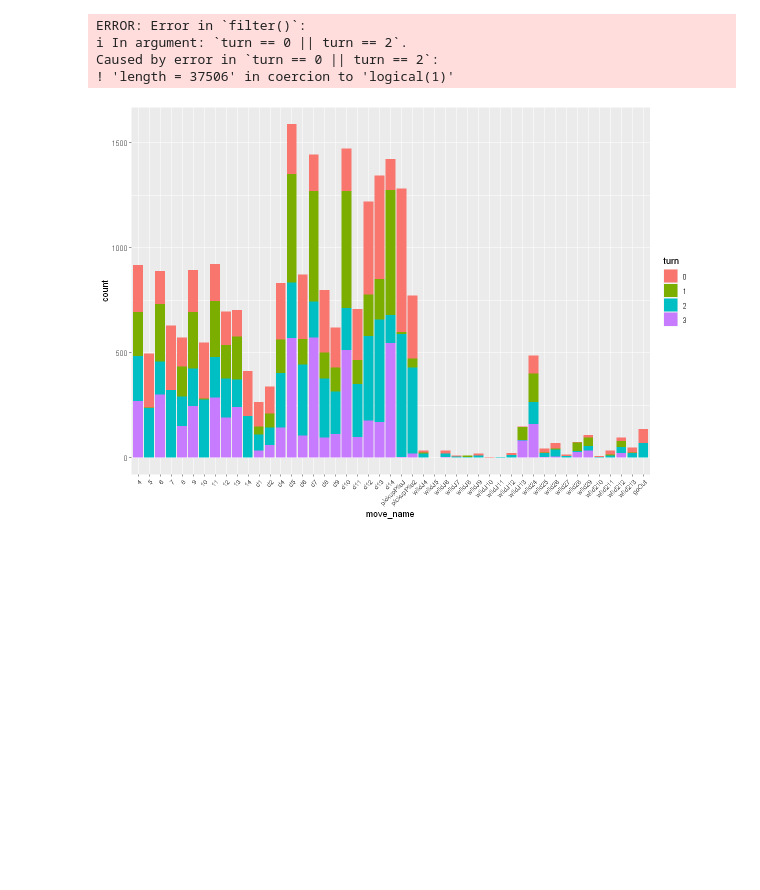
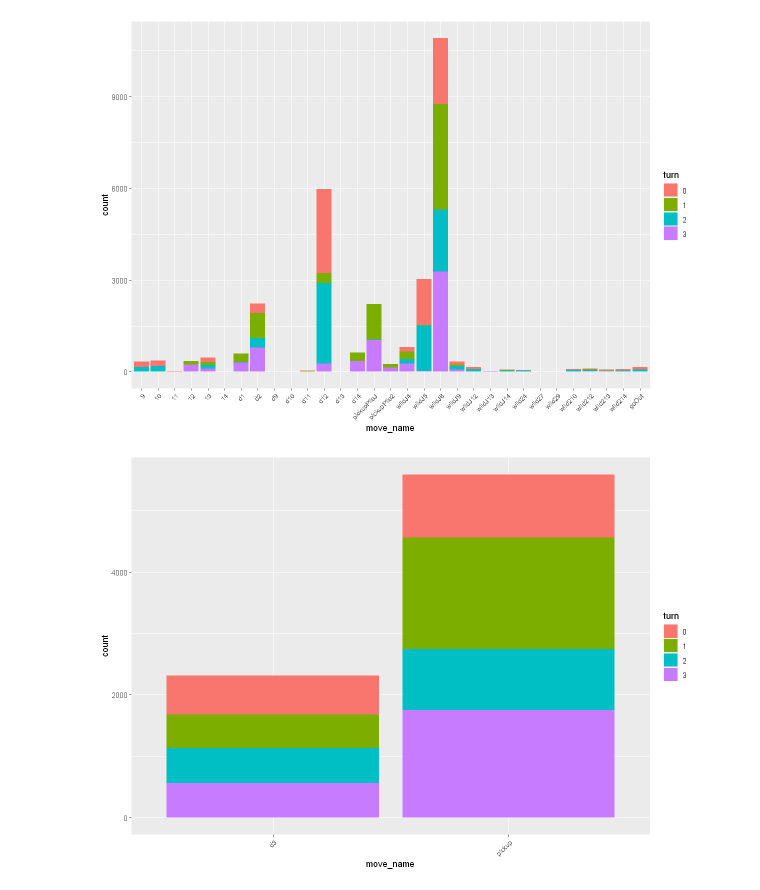
Before and after one commit to Pulsar25/CanastaRL, a Jupyter notebook: Testing Analysis.ipynb, the cells around one changed output. Saved outputs shown, nothing was run; the diff lists cells and outputs as text; code cells hidden in the pictures; blank space fills up the shorter version.

```diff
--- a/Testing Analysis.ipynb
+++ b/Testing Analysis.ipynb
@@ -13,7 +13,7 @@ library(ggplot2)
 ✖ dplyr::lag()    masks stats::lag()
 ℹ Use the conflicted package (<http://conflicted.r-lib.org/>) to force all conflicts to become errors
 # %%
-testing_data <- read_csv("testoutput37.csv") %>% mutate(turn = as.factor(turn))
+testing_data <- read_csv("testoutput42.csv") %>% mutate(turn = as.factor(turn))
 #testing_data %>% colnames()
 #testing_data <- testing_data %>% mutate_all(~ ifelse(. == -Inf, NaN, .))
 # %% [output]
@@ -35,15 +52,12 @@ Levels: 0 1 2 3
 # %%
 options(repr.plot.width = 10)
 ggplot(data=testing_data %>% filter(move_name != "pickup", move_name != "d3"), aes(x = move_name, fill = turn)) + geom_bar() + theme(axis.text.x = element_text(angle = 45, hjust = 1,size = 8))
-ggplot(data=testing_data %>% filter(move_name != "pickup", move_name != "d3", turn == 0 || turn == 2), aes(x = move_name, fill = turn)) + geom_bar() + theme(axis.text.x = element_text(angle = 45, hjust = 1,size = 8))
-ggplot(data=testing_data %>% filter(move_name != "pickup", move_name != "d3", turn == '1' || turn == '3'), aes(x = move_name, fill = turn)) + geom_bar() + theme(axis.text.x = element_text(angle = 45, hjust = 1,size = 8))
+#ggplot(data=testing_data %>% filter(move_name != "pickup", move_name != "d3", turn == '0' || turn == '2'), aes(x = move_name, fill = turn)) + geom_bar() + theme(axis.text.x = element_text(angle = 45, hjust = 1,size = 8))
+#ggplot(data=testing_data %>% filter(move_name != "pickup", move_name != "d3", turn == '1' || turn == '3'), aes(x = move_name, fill = turn)) + geom_bar() + theme(axis.text.x = element_text(angle = 45, hjust = 1,size = 8))
 ggplot(data=testing_data %>% filter(move_name == "pickup" | move_name == "d3"), aes(x = move_name, fill = turn)) + geom_bar() + theme(axis.text.x = element_text(angle = 45, hjust = 1,size = 8))
 # %% [output]
-ERROR: Error in `filter()`:
-ℹ In argument: `turn == 0 || turn == 2`.
-Caused by error in `turn == 0 || turn == 2`:
-! 'length = 37506' in coercion to 'logical(1)'
-[figure, old version]
+[figure, new version]
+[figure, added]
 # %%
 ggplot(data=testing_data %>% filter(nchar(as.character(move_name)) <= 2)) + geom_density(aes(x=total_turns,color=move_name))
 ggplot(data=testing_data) + geom_density(aes(x=total_turns))
```
Also changed, not shown: parts of 4 cells of this notebook, 5 other files.
